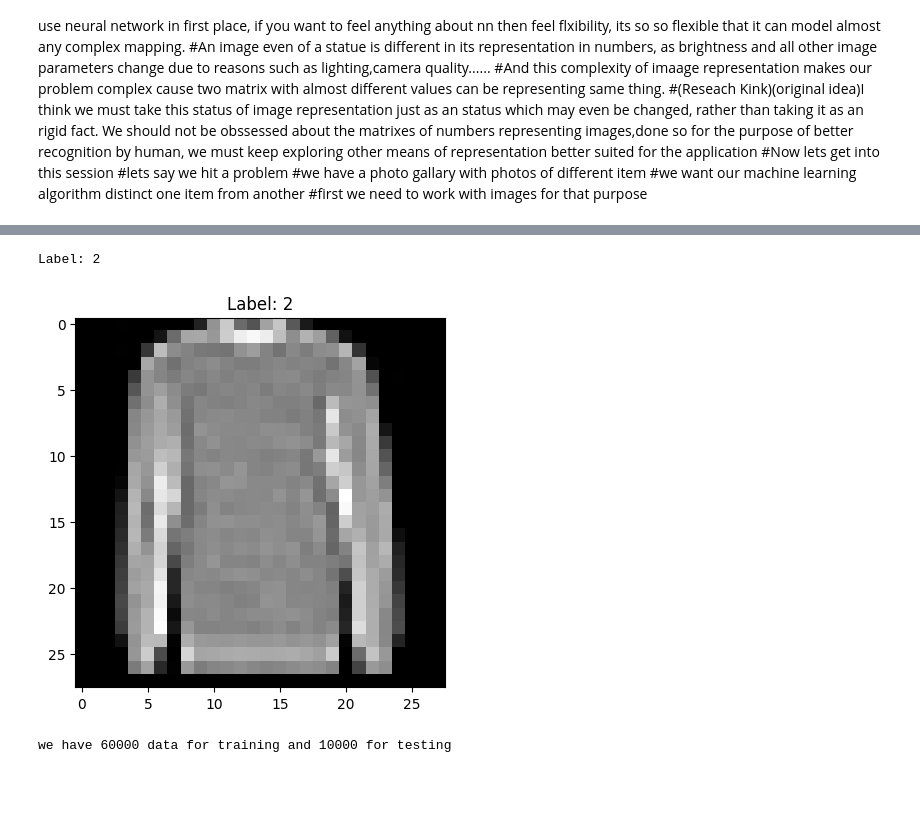
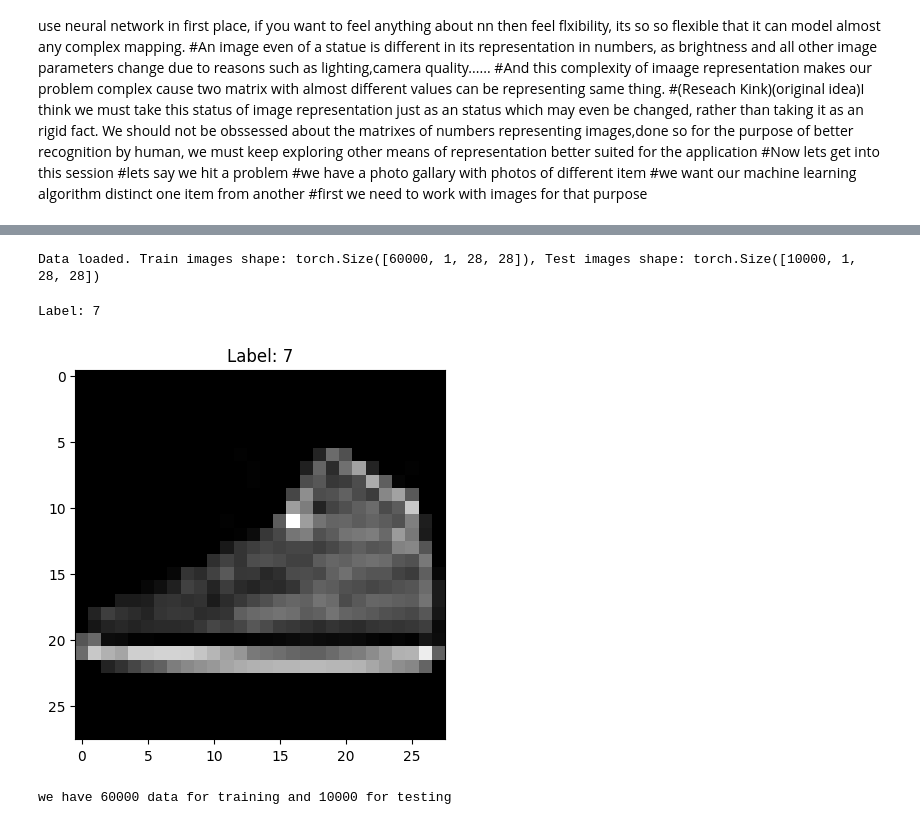
Before and after one commit to Ankit2058/Image-classification, a Jupyter notebook: Image_input.ipynb, the cells around one changed output, grey strips where cells are left out. Cells and saved outputs as stored; diff of their text form; code cells hidden in the pictures; blank space fills up the shorter version.

```diff
--- a/Image_input.ipynb
+++ b/Image_input.ipynb
@@ -56,0 +29,14 @@ Extracting data/FashionMNIST/raw/t10k-labels-idx1-ubyte.gz to data/FashionMNIST/
+# %%
+#Here we define the path to store the training and testing data
+train_data_path = '/content/drive/My Drive/mnist_train_data.pt'
+test_data_path = '/content/drive/My Drive/mnist_test_data.pt'
+# %%
+#Function to Save Data to Google Drive
+def save_data_to_drive(train_loader, test_loader):
+    # Extract the images and labels
+    train_data = [(data[0], data[1]) for data in train_loader]
+    test_data = [(data[0], data[1]) for data in test_loader]
+
+    # Save both the images and labels together in .pt files
+    torch.save(train_data, train_data_path)
+    torch.save(test_data, test_data_path)
@@ -56,0 +70,3 @@ Extracting data/FashionMNIST/raw/t10k-labels-idx1-ubyte.gz to data/FashionMNIST/
+# %%
+#Load the Dataset (this will load from Drive or download and save to Drive)
+train_data, test_data = load_mnist_data()
@@ -57,30 +90,40 @@ Extracting data/FashionMNIST/raw/t10k-labels-idx1-ubyte.gz to data/FashionMNIST/
 # %%
+# Step 6: Convert Back to DataLoader (if needed for training)
 #While training a model, we typically want to pass samples in “minibatches”, reshuffle the data at every epoch to reduce model overfitting, and use Python’s multiprocessing to speed up data retrieval.
 #DataLoader is an iterable that abstracts this complexity for us in an easy API.
-from torch.utils.data import DataLoader
-train_dataloader = DataLoader(training_data, batch_size=64, shuffle=True)
-test_dataloader = DataLoader(test_data, batch_size=64, shuffle=True)
+train_images = torch.cat([data[0] for data in train_data])
+train_labels = torch.cat([data[1] for data in train_data])
+
+test_images = torch.cat([data[0] for data in test_data])
+test_labels = torch.cat([data[1] for data in test_data])
+
+train_loader = torch.utils.data.DataLoader(list(zip(train_images, train_labels)), batch_size=32, shuffle=True)
+test_loader = torch.utils.data.DataLoader(list(zip(test_images, test_labels)), batch_size=32, shuffle=False)
+
+print(f"Data loaded. Train images shape: {train_images.shape}, Test images shape: {test_images.shape}")
+# %% [output]
+Data loaded. Train images shape: torch.Size([60000, 1, 28, 28]), Test images shape: torch.Size([10000, 1, 28, 28])
 # %%
 import matplotlib.pyplot as plt
 #we are defining plotting funtion to ease our process of looking at the data
-def plotting(data):
+def plotting(image,label):
 
 # Get the first item in the training data
-  image, label = data
+  #image, label = data
 
 # Print the label
   print(f"Label: {label}")
 
 # Plot the image
   plt.imshow(image.squeeze(),cmap='gray') #we squeeze the image to reduce its dimension to 2D for the purpose of plotting.
 #The third dimension was used to index the image and it dosent hold any meaning for image representation so we squeeze it
 # cmap defines color mapping, checkout these options for further clarity 1)gray 2)viridis(default) 3)plasma 4)inferno 5)magma ......and many more
   plt.title(f"Label: {label}")
   plt.show()
 
 #lets test our funtion
-plotting(training_data[45])
+plotting(test_images[45],test_labels[45])
 # %% [output]
-Label: 2
+Label: 7
-[figure, old version]
+[figure, new version]
 # %%
```
Also changed, not shown: parts of 17 cells of this notebook.
